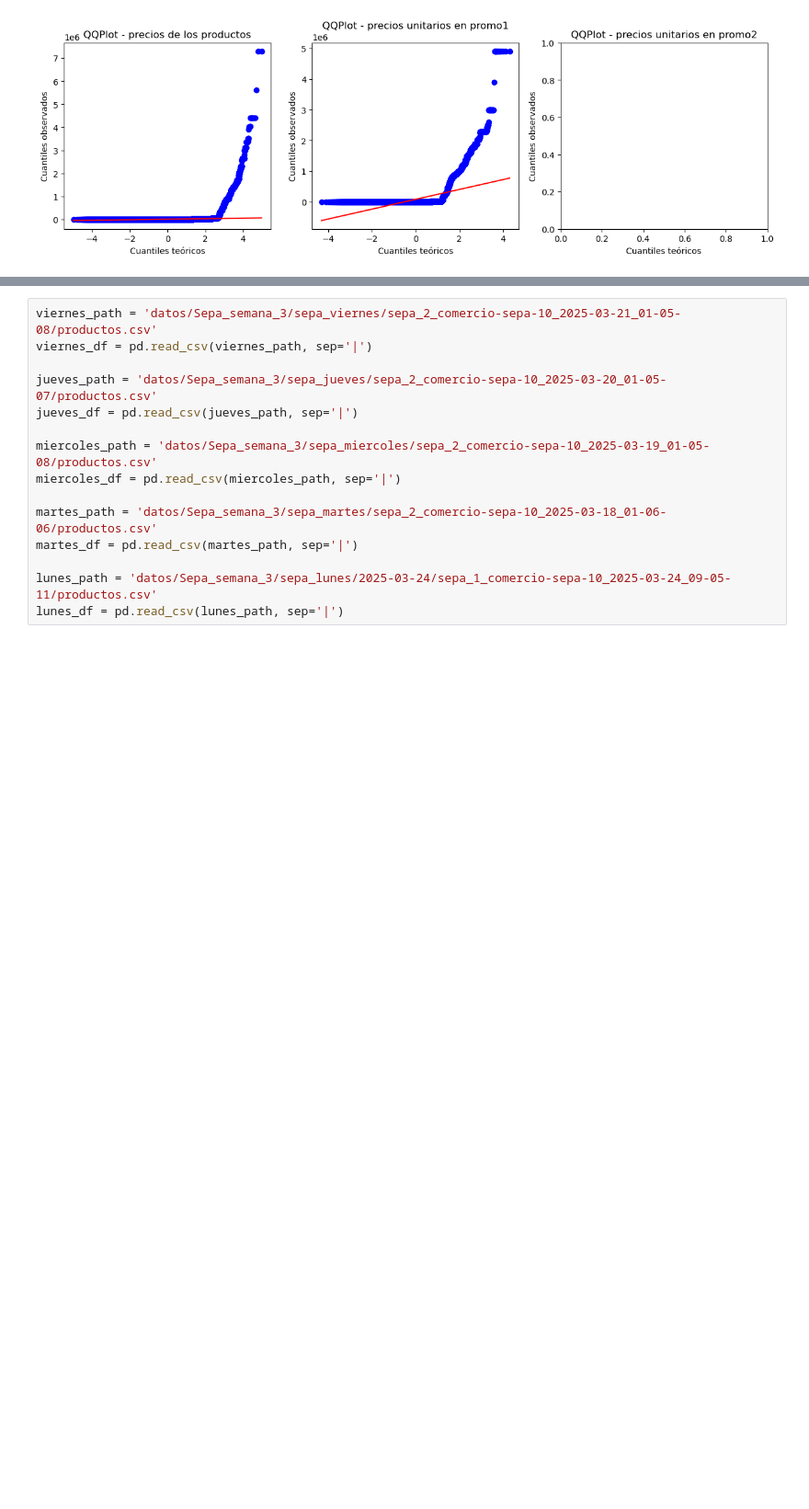
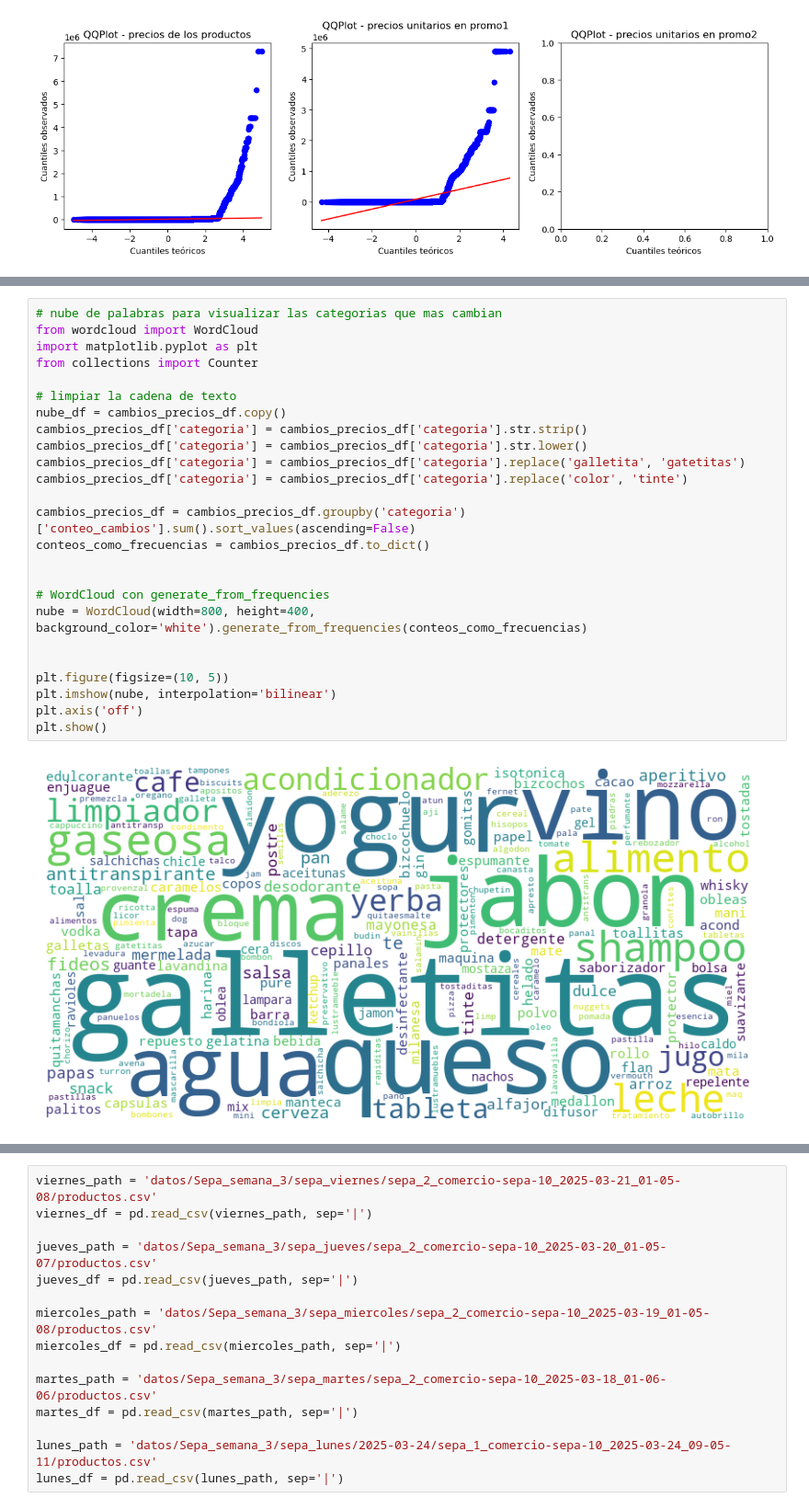
Before and after one commit to MMarck/AdD_proyecto, a Jupyter notebook: proyecto.ipynb, the cells around one changed output, grey strips where cells are left out. Shown at 92% size. Saved outputs shown, nothing was run; the diff lists cells and outputs as text; blank space fills up the shorter version.

```diff
--- a/proyecto.ipynb
+++ b/proyecto.ipynb
@@ -133,0 +349,27 @@ def crear_categoria(df):
+# %%
+# nube de palabras para visualizar las categorias que mas cambian
+from wordcloud import WordCloud
+import matplotlib.pyplot as plt
+from collections import Counter
+
+# limpiar la cadena de texto
+nube_df = cambios_precios_df.copy()
+cambios_precios_df['categoria'] = cambios_precios_df['categoria'].str.strip()
+cambios_precios_df['categoria'] = cambios_precios_df['categoria'].str.lower()
+cambios_precios_df['categoria'] = cambios_precios_df['categoria'].replace('galletita', 'gatetitas')
+cambios_precios_df['categoria'] = cambios_precios_df['categoria'].replace('color', 'tinte')
+
+cambios_precios_df = cambios_precios_df.groupby('categoria')['conteo_cambios'].sum().sort_values(ascending=False)
+conteos_como_frecuencias = cambios_precios_df.to_dict()
+
+
+# WordCloud con generate_from_frequencies
+nube = WordCloud(width=800, height=400, background_color='white').generate_from_frequencies(conteos_como_frecuencias)
+
+
+plt.figure(figsize=(10, 5))
+plt.imshow(nube, interpolation='bilinear')
+plt.axis('off')
+plt.show()
+# %% [output]
+[figure, added]
```
Also changed, not shown: parts of 19 cells of this notebook.
